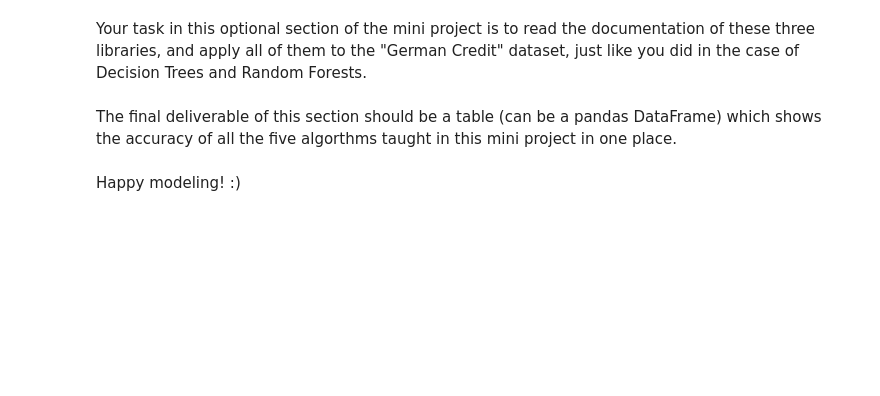
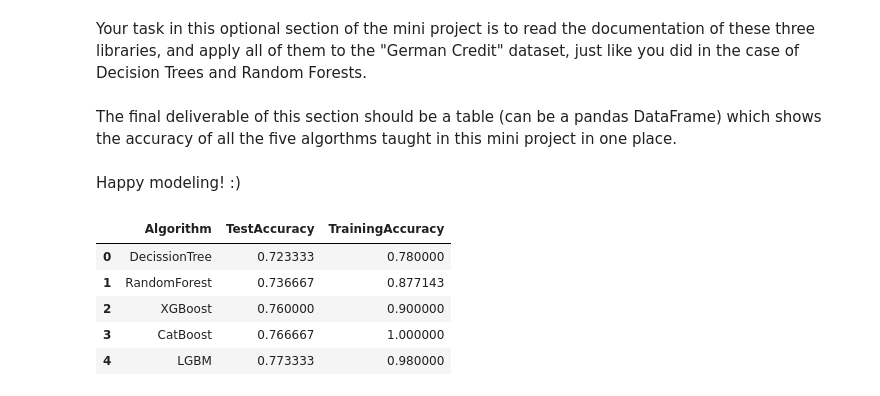
Before and after one commit to santoshgurujula/Springboard_Tasks, a Jupyter notebook: Mini_Project_Tree-Based_Algorithms.ipynb, the cells around one changed output. Drawn from its saved outputs; the diff is of its cells as text; code cells hidden in the pictures; blank space fills up the shorter version.

```diff
--- a/Mini_Project_Tree-Based_Algorithms.ipynb
+++ b/Mini_Project_Tree-Based_Algorithms.ipynb
@@ -801,3 +897,12 @@ Your task in this optional section of the mini project is to read the documentat
 The final deliverable of this section should be a table (can be a pandas DataFrame) which shows the accuracy of all the five algorthms taught in this mini project in one place.
 # %% [markdown]
 Happy modeling! :)
+# %%
+accuracy_score_df
+# %% [output]
+|  | Algorithm | TestAccuracy | TrainingAccuracy |
+| 0 | DecissionTree | 0.723333 | 0.780000 |
+| 1 | RandomForest | 0.736667 | 0.877143 |
+| 2 | XGBoost | 0.760000 | 0.900000 |
+| 3 | CatBoost | 0.766667 | 1.000000 |
+| 4 | LGBM | 0.773333 | 0.980000 |
```
Also changed, not shown: parts of 30 cells of this notebook.
